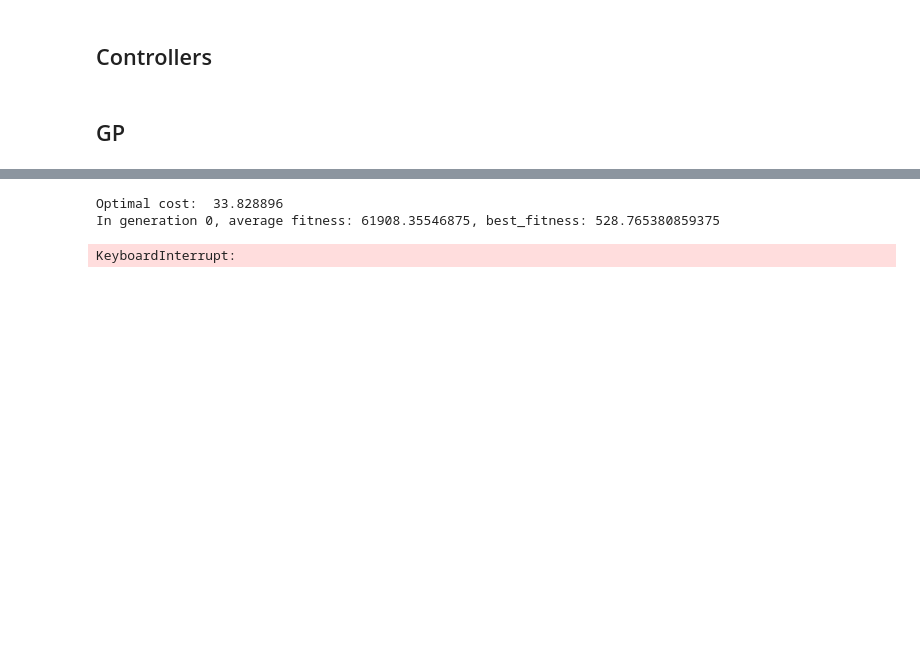
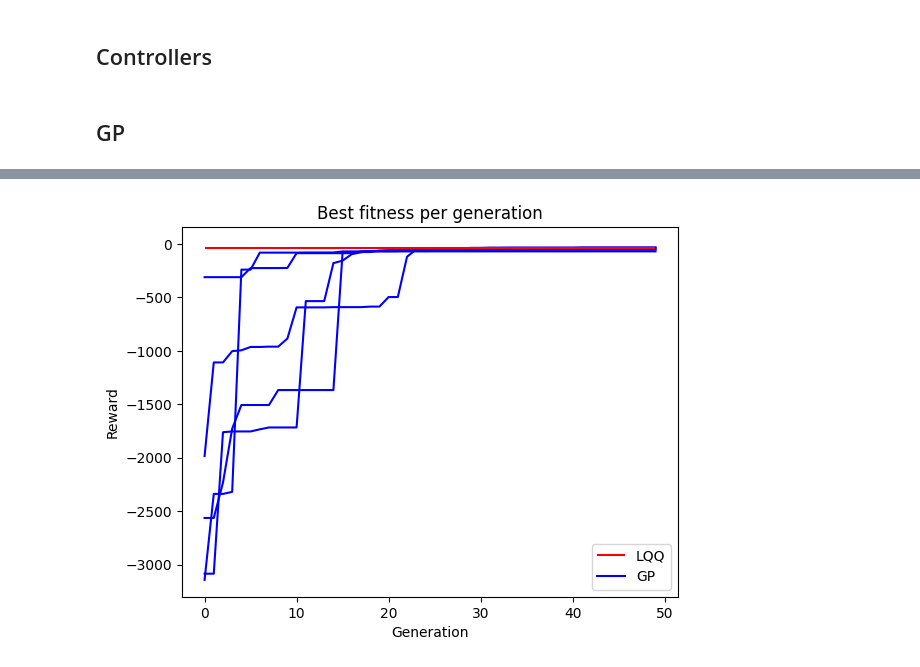
Before and after one commit to sdevries0/MultiTreeGP, a Jupyter notebook: first_pytrees.ipynb, the cells around one changed output, grey strips where cells are left out. Cells and saved outputs as stored; diff of their text form; code cells hidden in the pictures; blank space fills up the shorter version.

```diff
--- a/first_pytrees.ipynb
+++ b/first_pytrees.ipynb
@@ -331,0 +346,22 @@ gp = multi_gp.ODE_GP(seed, env, fitness_function.get_rewards, 3, 1, population_s
+# %%
+generations = 50
+env_type = 'LQQ'
+best_fitnesses = []
+best_solutions = []
+all_rewards_lq = []
+n_seeds = 5
+T = 200
+
+for seed in range(0,n_seeds):
+    data, env, fitness_function, rewards_lq, state_obs_control_lq = get_data(seed, env_type, T)
+    all_rewards_lq.append(jnp.mean(rewards_lq[:,-1], axis=0))
+    converge_value=jnp.mean(rewards_lq[:,-1], axis=0)*env.dt*-1.0
+    print("Optimal cost: ", converge_value)
+    gp = multi_gp.ODE_GP(seed, env, fitness_function.get_rewards, 2, 1, population_size=100, num_populations=4, migration_period=5)
+
+    best_fitness, best_solution, final_population = gp.run(data, generations, 10, converge_value=converge_value)
+    best_fitnesses.append(best_fitness)
+    best_solutions.append(best_solution)
+best_fitnesses = jnp.array(best_fitnesses).reshape(n_seeds, generations)
+best_solutions = [sol for solutions in best_solutions for sol in solutions]
+dt = env.dt
@@ -332,19 +386,12 @@ gp = multi_gp.ODE_GP(seed, env, fitness_function.get_rewards, 3, 1, population_s
 # %%
-n_trials = 1
-generations = 50
-converge_value=jnp.mean(rewards_lq[:,-1], axis=0)*dt*-1.1
-print("Optimal cost: ", converge_value)
-best_fitnesses, best_solutions, final_population = gp.run((x0,ts,targets), n_trials, generations, 10, converge_value=converge_value)
-for i in range(n_trials):
-    plt.plot(-1*best_fitnesses[i], color="blue")
-plt.hlines(jnp.mean(rewards_lq[:,-1], axis=0)*dt, 0, generations-1, color="red", label=string)
+for i in range(n_seeds):
+        plt.plot(-1*best_fitnesses[i], color="blue")
+plt.hlines(jnp.mean(jnp.array(all_rewards_lq))*env.dt, 0, generations-1, color="red", label=env_type)
 plt.plot(0, 0, label=f"GP", color="blue")
 plt.title("Best fitness per generation")
 plt.xlabel("Generation")
 plt.ylabel("Reward")
 plt.legend()
 plt.show()
 # %% [output]
-Optimal cost:  33.828896
-In generation 0, average fitness: 61908.35546875, best_fitness: 528.765380859375
-KeyboardInterrupt:
+[figure, added]
```
Also changed, not shown: parts of 15 cells of this notebook, 1 other file.
